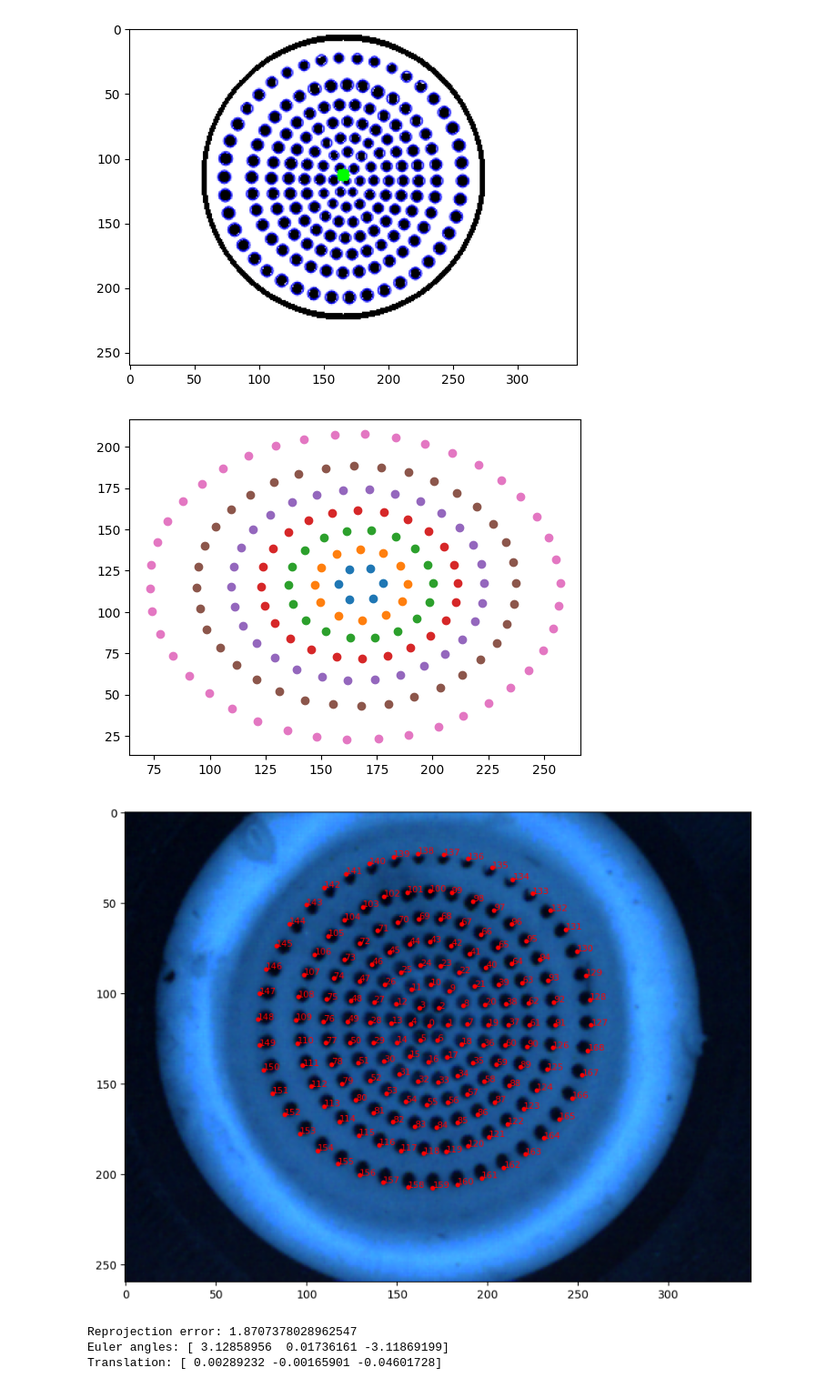
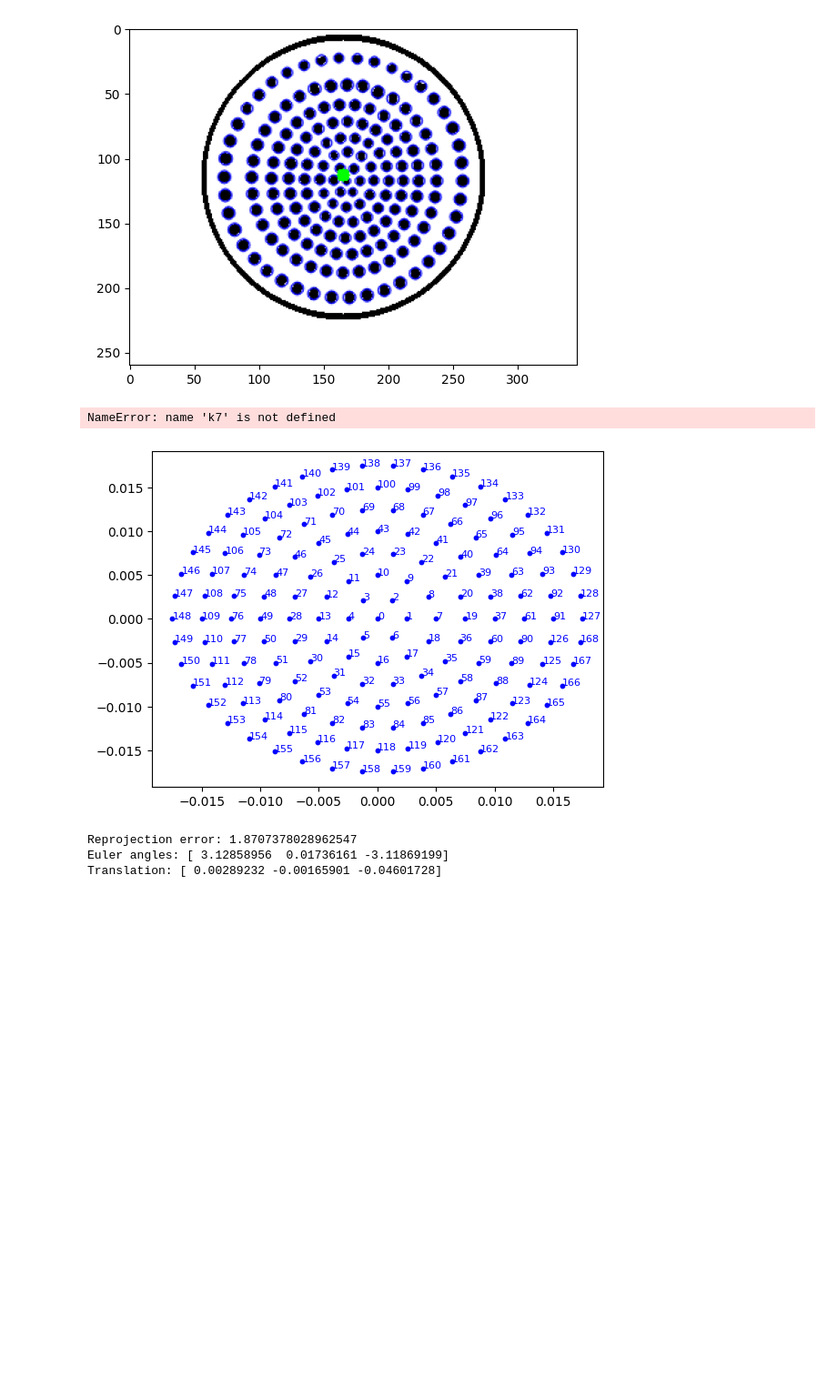
Before and after one commit to AdvancedResearchInnovationCenter/nvbts, a Jupyter notebook: cam2sensor.ipynb, the cells around one changed output. Shown at 91% size. Saved outputs shown, nothing was run; the diff lists cells and outputs as text; code cells hidden in the pictures; blank space fills up the shorter version.

```diff
--- a/cam2sensor.ipynb
+++ b/cam2sensor.ipynb
@@ -104,7 +104,7 @@ from nvbts.markers import sort_markers_k_means
 # markers_x, markers_y = markers[:, 0], markers[:, 1]
 
 # Sort the markers
-sorted, layer = sort_markers_k_means(markers, k=7)
+sorted, layer = sort_markers_k_means(markers, )
 
 plt.figure(figsize=(10, 10))
 plt.imshow(image)
@@ -119,8 +119,13 @@ markers_exp = sorted
 
 calibrator.set_2d_markers(markers_exp)
 # %% [output]
-[figure, removed]
-[figure, removed]
+NameError: name 'k7' is not defined
+# %%
+for i in range(len(markers_3d)):
+    plt.text(markers_3d[i][0], markers_3d[i][1], str(i), fontsize=8, color='blue')
+    plt.scatter(markers_3d[i][0], markers_3d[i][1], color='blue', s=10)
+# %% [output]
+[figure, added]
 # %%
 rvec, tvec = calibrator.calibrate()
 # %% [output]
```
Also changed, not shown: parts of 8 cells of this notebook, 2 other files.
